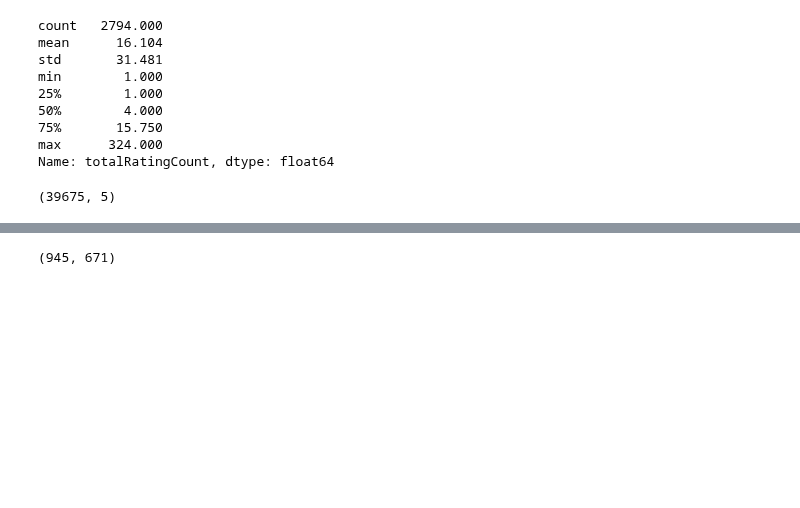
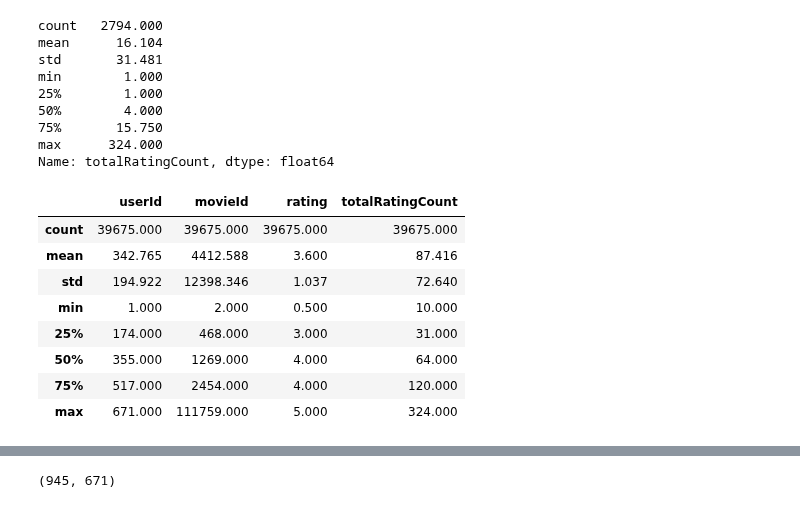
Before and after one commit to MieThorberg/MovieMatch, a Jupyter notebook: CollaborativeRecomandertest copy.ipynb, the cells around one changed output, grey strips where cells are left out. Cells and saved outputs as stored; diff of their text form; code cells hidden in the pictures; blank space fills up the shorter version.

```diff
--- a/CollaborativeRecomandertest copy.ipynb
+++ b/CollaborativeRecomandertest copy.ipynb
@@ -104,10 +104,18 @@ Name: totalRatingCount, dtype: float64
 # %%
 # removes all movies with less then 50 ppl rating them.
 popularity_threshold = 10
 rating_popular_movie= rating_with_totalRatingCount.query('totalRatingCount >= @popularity_threshold')
-rating_popular_movie.shape
+rating_popular_movie.describe()
 # %% [output]
-(39675, 5)
+|  | userId | movieId | rating | totalRatingCount |
+| count | 39675.000 | 39675.000 | 39675.000 | 39675.000 |
+| mean | 342.765 | 4412.588 | 3.600 | 87.416 |
+| std | 194.922 | 12398.346 | 1.037 | 72.640 |
+| min | 1.000 | 2.000 | 0.500 | 10.000 |
+| 25% | 174.000 | 468.000 | 3.000 | 31.000 |
+| 50% | 355.000 | 1269.000 | 4.000 | 64.000 |
+| 75% | 517.000 | 2454.000 | 4.000 | 120.000 |
+| max | 671.000 | 111759.000 | 5.000 | 324.000 |
 # %%
 # puts all movie and user in a metrix with ratings
 movie_features_df=rating_popular_movie.pivot_table(index='title',columns='userId',values='rating').fillna(0)
```
Also changed, not shown: parts of 11 cells of this notebook, 4 other files.
